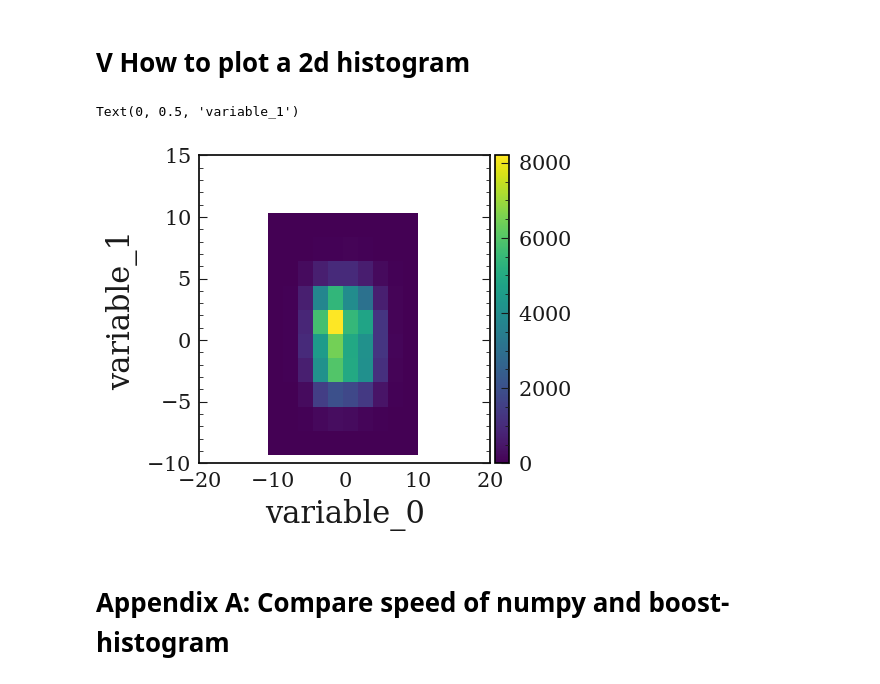
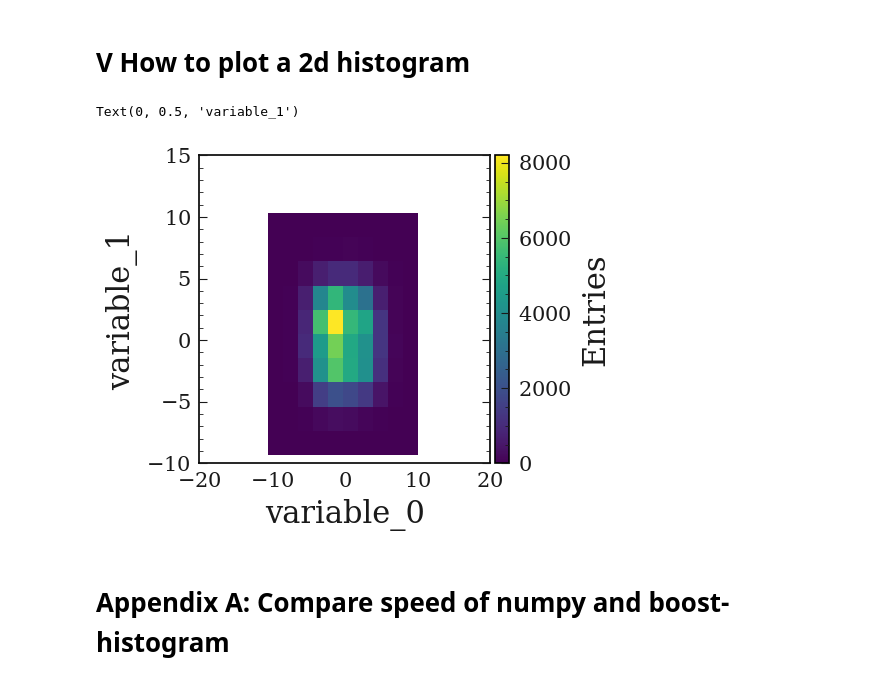
Before and after one commit to cyrraz/plothist, a Jupyter notebook: examples/jupyter/basic_examples.ipynb, the cells around one changed output. Cells and saved outputs as stored; diff of their text form; code cells hidden in the pictures.

```diff
--- a/examples/jupyter/basic_examples.ipynb
+++ b/examples/jupyter/basic_examples.ipynb
@@ -120,18 +119,18 @@ for variable_key in variable_keys:
 # %%
 key_x = "variable_0"
 key_y = "variable_1"
 
 fig, ax = plt.subplots(figsize=(4,4))
 
 h = make_2d_hist([df[key_x], df[key_y]])
 
-plot_2d_hist(h, fig=fig, ax=ax)
+plot_2d_hist(h, fig=fig, ax=ax, colorbar_kwargs={"label": "Entries"})
 
 ax.set_xlabel(key_x)
 ax.set_ylabel(key_y)
 # %% [output]
 Text(0, 0.5, 'variable_1')
-[figure, old version]
+[figure, new version]
 # %% [markdown]
 # Appendix A: Compare speed of numpy and boost-histogram
 # %%
```
Also changed, not shown: parts of 3 cells of this notebook, 2 other files.
